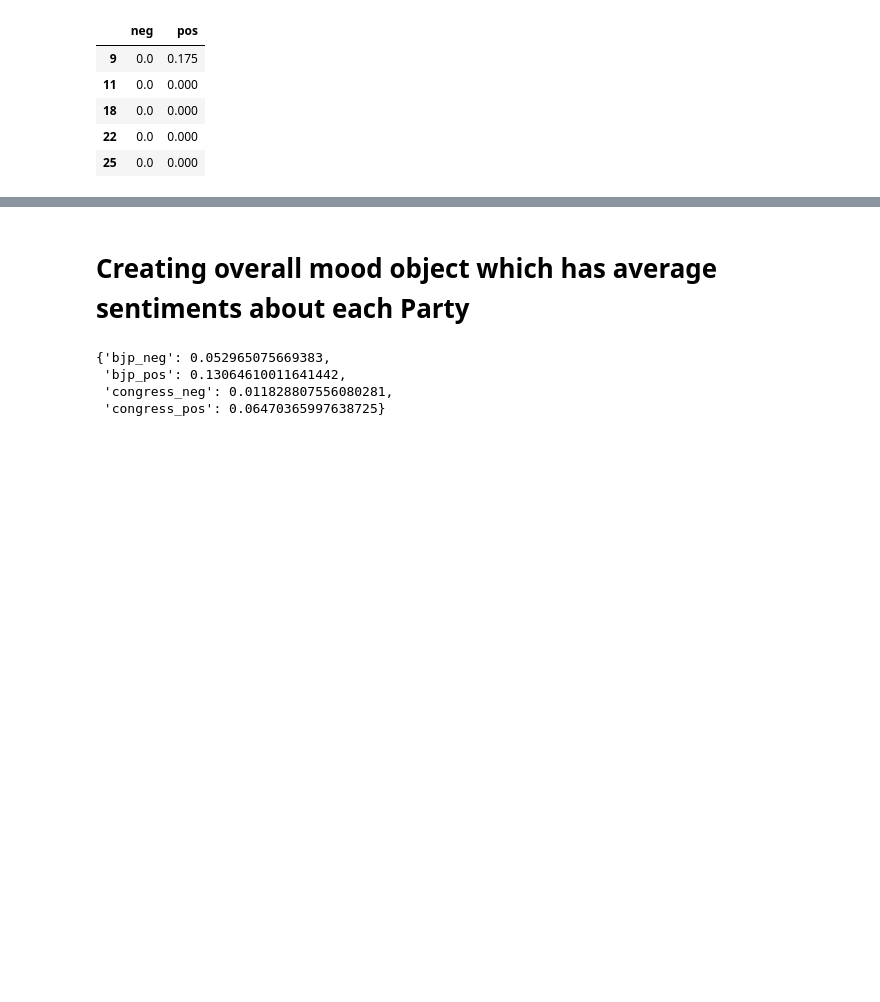
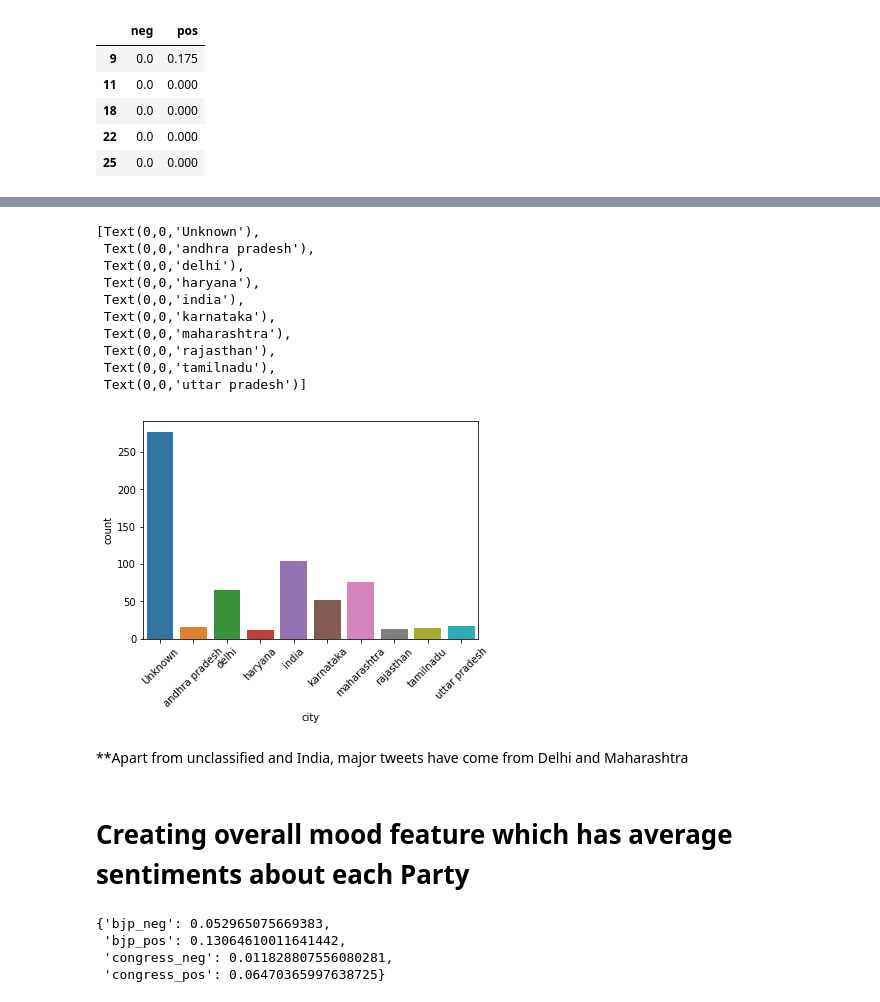
Before and after one commit to RahulTechTutorials/MachineLearningwithPython, a Jupyter notebook: Sentiment_Analysis/Sentiment_analysis_Genral_Election2019.ipynb, the cells around one changed output, grey strips where cells are left out. Saved outputs shown, nothing was run; the diff lists cells and outputs as text; code cells hidden in the pictures; blank space fills up the shorter version.

Commit message:
Sentiment Analysis

```diff
--- a/Sentiment_Analysis/Sentiment_analysis_Genral_Election2019.ipynb
+++ b/Sentiment_Analysis/Sentiment_analysis_Genral_Election2019.ipynb
@@ -191,0 +296,2 @@ df_congress[['neg','pos']].head()
+# %%
+major_states = list(df_bjp['city'].value_counts().head(10).index)
@@ -191,0 +307,4 @@ df_congress[['neg','pos']].head()
+# %%
+bjp_countplot = df_bjp[df_bjp.city.isin(major_states)].groupby('city')['city',].count()
+# %%
+bjp_countplot.columns = ['count']
@@ -192,5 +326,22 @@ df_congress[['neg','pos']].head()
+# %%
+bjp_cp = sns.barplot(bjp_countplot.index,'count',data=bjp_countplot)
+bjp_cp.set_xticklabels(labels = bjp_countplot.index,rotation=45)
+# %% [output]
+[Text(0,0,'Unknown'),
+ Text(0,0,'andhra pradesh'),
+ Text(0,0,'delhi'),
+ Text(0,0,'haryana'),
+ Text(0,0,'india'),
+ Text(0,0,'karnataka'),
+ Text(0,0,'maharashtra'),
+ Text(0,0,'rajasthan'),
+ Text(0,0,'tamilnadu'),
+ Text(0,0,'uttar pradesh')]
+[figure, added]
+# %% [markdown]
+**Apart from unclassified and India, major tweets have come from Delhi and Maharashtra
 # %% [markdown]
-# Creating overall mood object which has average sentiments about each Party
+# Creating overall mood feature which has average sentiments about each Party
 # %%
 overall_mood = {'bjp_neg' : np.average(df_bjp['neg']), 'bjp_pos' : np.average(df_bjp['pos']), 'congress_neg' : np.average(df_congress['neg']), 'congress_pos' : np.average(df_congress['pos'])}
 # %%
```
Also changed, not shown: parts of 23 cells of this notebook.
